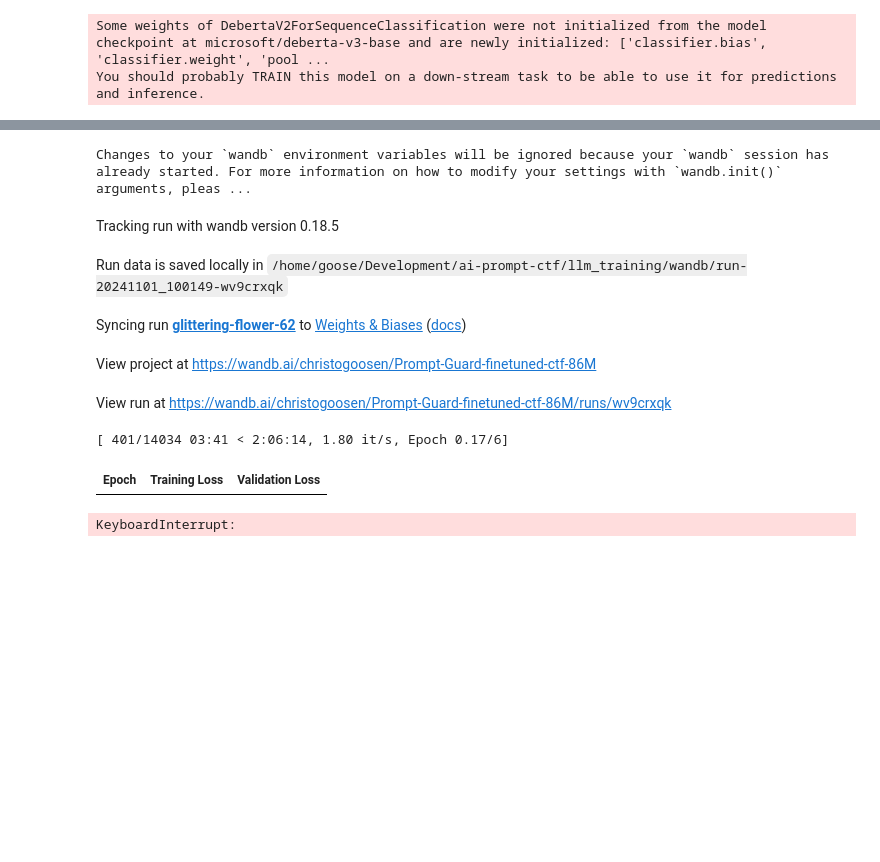
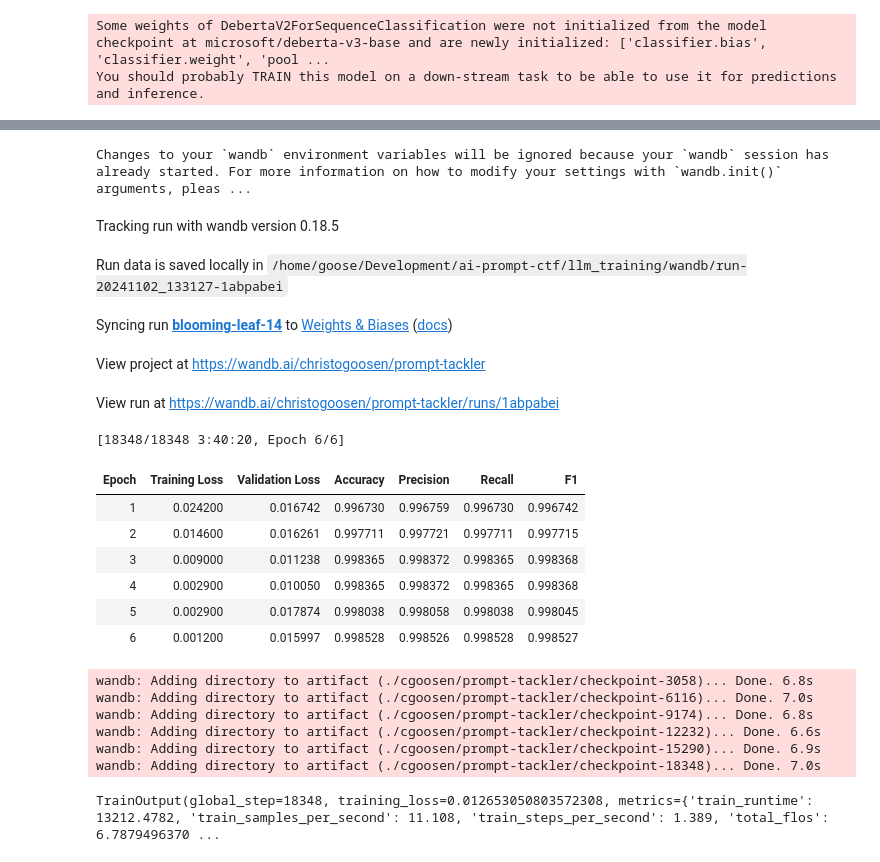
Before and after one commit to c-goosen/ai-prompt-ctf, a Jupyter notebook: llm_training/prompt_injection_classification.ipynb, the cells around one changed output, grey strips where cells are left out. Saved outputs shown, nothing was run; the diff lists cells and outputs as text; code cells hidden in the pictures; blank space fills up the shorter version.

```diff
--- a/llm_training/prompt_injection_classification.ipynb
+++ b/llm_training/prompt_injection_classification.ipynb
@@ -70,7 +70,7 @@ print(f"combined_data_test len: {len(combined_data_test)}")
 combined_data len: 396
 combined_data_test len: 99
 # %%
-normal_text = load_dataset("VMware/open-instruct")['train'].train_test_split(test_size=0.85)['train']
+normal_text = load_dataset("VMware/open-instruct")['train'].train_test_split(test_size=0.8)['train']
 # %%
 #print(len(ds['train'][0]))
 # %%
@@ -162,7 +162,7 @@ tokenizer = AutoTokenizer.from_pretrained(model_string) #,device_map="auto")
 def preprocess_function(examples):
     #return tokenizer(examples["text"], truncation=True)
     #print(examples["text"])
-    return tokenizer(examples["text"], padding=True, truncation=True, max_length=800)
+    return tokenizer(examples["text"], padding=True, truncation=True, max_length=900)
 # %%
 tokenized_combined_data = combined_data.map(preprocess_function, batched=True)
 # %%
@@ -175,23 +175,24 @@ data_collator = DataCollatorWithPadding(tokenizer=tokenizer)
 accuracy = evaluate.load("accuracy")
 # %%
 from sklearn.metrics import accuracy_score, precision_score, recall_score, f1_score
+from sklearn.metrics import accuracy_score, precision_recall_fscore_support
 
-def compute_metrics(pred):
+def compute_metrics(eval_pred):
     predictions, labels = eval_pred
     preds = np.argmax(predictions, axis=1)
     #labels = pred.label_ids
     #preds = pred.predictions.argmax(-1)
 
     # Calculate accuracy
-    accuracy.compute(predictions=preds, references=labels)
-
-   # Calculate precision, recall, and F1-score
+    acc = accuracy.compute(predictions=preds, references=labels)['accuracy']
+    #acc = accuracy_score(labels, preds)
+    # Calculate precision, recall, and F1-score
     precision = precision_score(labels, preds, average='weighted')
     recall = recall_score(labels, preds, average='weighted')
     f1 = f1_score(labels, preds, average='weighted')
 
     return {
-        'accuracy': accuracy,
+        'accuracy': acc,
         'precision': precision,
         'recall': recall,
         'f1': f1
@@ -253,46 +254,60 @@ os.environ["WANDB_LOG_MODEL"] = "checkpoint"  # log all model checkpoints
 # %%
 #torch.cuda.empty_cache()
 # %%
-batch_size = 32
+batch_size = 16
 logging_steps = len(tokenized_combined_data) // batch_size
 
 training_args = TrainingArguments(
-    output_dir="cgoosen/Prompt-Guard-finetuned-ctf-86M",
+    output_dir="cgoosen/prompt-tackler",
     learning_rate=2e-5,
     #per_device_train_batch_size=batch_size,
+    #per_device_train_batch_size=batch_size,
+    #per_device_eval_batch_size=batch_size,
     #per_device_eval_batch_size=batch_size,
     num_train_epochs=num_train_epochs,
     weight_decay=0.01,
     evaluation_strategy="epoch",
     save_strategy="epoch",
     load_best_model_at_end=True,
     push_to_hub=False,
     logging_steps=logging_steps,
     #device="cuda:0", #Model can train on CPU.
     # WanDB is optional, used it to track training stats
     report_to="wandb"
 )
 
 trainer = Trainer(
     model=model,
     args=training_args,
     train_dataset=tokenized_combined_data,
     eval_dataset=tokenized_combined_data_test,
     tokenizer=tokenizer,
     data_collator=data_collator,
     compute_metrics=compute_metrics,
 
 )
 trainer.train()
 # %% [output]
 Changes to your `wandb` environment variables will be ignored because your `wandb` session has already started. For more information on how to modify your settings with `wandb.init()` arguments, pleas ...
 Tracking run with wandb version 0.18.5
-Run data is saved locally in /home/goose/Development/ai-prompt-ctf/llm_training/wandb/run-20241101_100149-wv9crxqk
+Run data is saved locally in /home/goose/Development/ai-prompt-ctf/llm_training/wandb/run-20241102_133127-1abpabei
-Syncing run glittering-flower-62 to Weights & Biases (docs)
+Syncing run blooming-leaf-14 to Weights & Biases (docs)
-View project at https://wandb.ai/christogoosen/Prompt-Guard-finetuned-ctf-86M
+View project at https://wandb.ai/christogoosen/prompt-tackler
-View run at https://wandb.ai/christogoosen/Prompt-Guard-finetuned-ctf-86M/runs/wv9crxqk
+View run at https://wandb.ai/christogoosen/prompt-tackler/runs/1abpabei
-[ 401/14034 03:41 < 2:06:14, 1.80 it/s, Epoch 0.17/6]
+[18348/18348 3:40:20, Epoch 6/6]
-| Epoch | Training Loss | Validation Loss |
+| Epoch | Training Loss | Validation Loss | Accuracy | Precision | Recall | F1 |
+| 1 | 0.024200 | 0.016742 | 0.996730 | 0.996759 | 0.996730 | 0.996742 |
+| 2 | 0.014600 | 0.016261 | 0.997711 | 0.997721 | 0.997711 | 0.997715 |
+| 3 | 0.009000 | 0.011238 | 0.998365 | 0.998372 | 0.998365 | 0.998368 |
+| 4 | 0.002900 | 0.010050 | 0.998365 | 0.998372 | 0.998365 | 0.998368 |
+| 5 | 0.002900 | 0.017874 | 0.998038 | 0.998058 | 0.998038 | 0.998045 |
+| 6 | 0.001200 | 0.015997 | 0.998528 | 0.998526 | 0.998528 | 0.998527 |
-KeyboardInterrupt:
+wandb: Adding directory to artifact (./cgoosen/prompt-tackler/checkpoint-3058)... Done. 6.8s
+wandb: Adding directory to artifact (./cgoosen/prompt-tackler/checkpoint-6116)... Done. 7.0s
+wandb: Adding directory to artifact (./cgoosen/prompt-tackler/checkpoint-9174)... Done. 6.8s
+wandb: Adding directory to artifact (./cgoosen/prompt-tackler/checkpoint-12232)... Done. 6.6s
+wandb: Adding directory to artifact (./cgoosen/prompt-tackler/checkpoint-15290)... Done. 6.9s
+wandb: Adding directory to artifact (./cgoosen/prompt-tackler/checkpoint-18348)... Done. 7.0s
+TrainOutput(global_step=18348, training_loss=0.012653050803572308, metrics={'train_runtime': 13212.4782, 'train_samples_per_second': 11.108, 'train_steps_per_second': 1.389, 'total_flos': 6.7879496370 ...
 # %%
 trainer.evaluate()
```
Also changed, not shown: parts of 15 cells of this notebook, 8 other files.
